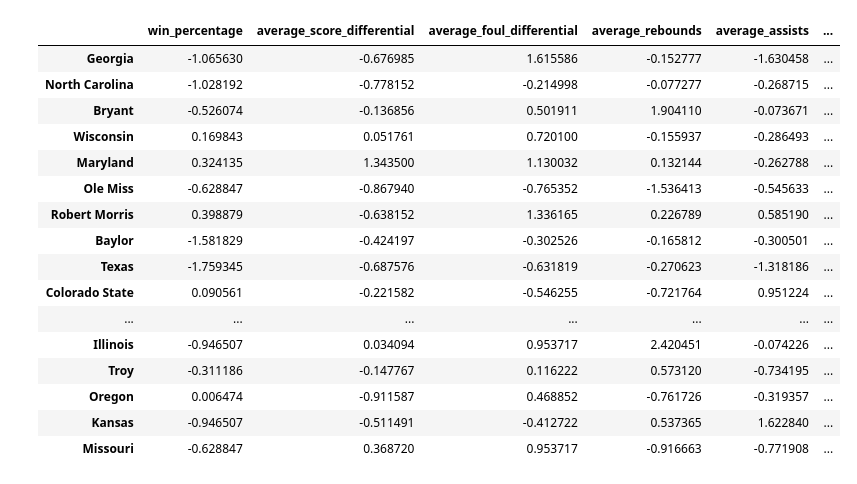
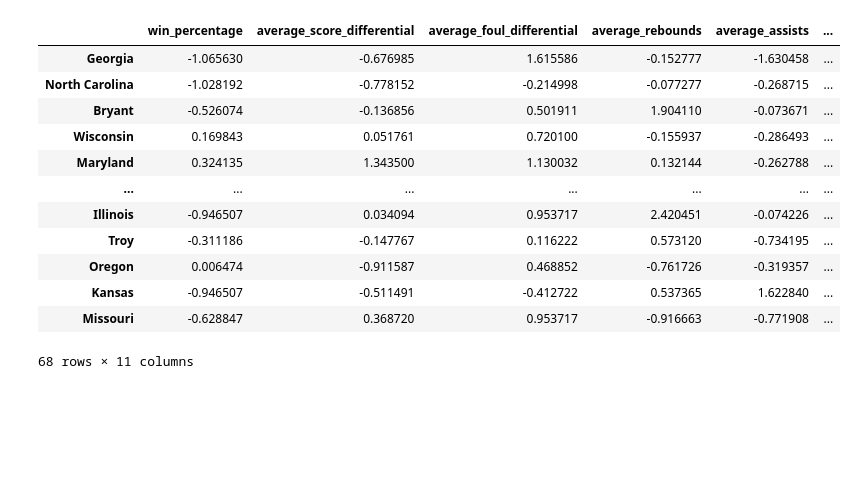
Before and after one commit to EamonTracey/misc, a Jupyter notebook: march_madness_2025_mens.ipynb, the cells around one changed output. Cells and saved outputs as stored; diff of their text form; code cells hidden in the pictures; blank space fills up the shorter version.

Commit message:
strength of schedule

```diff
--- a/march_madness_2025_mens.ipynb
+++ b/march_madness_2025_mens.ipynb
@@ -115,37 +115,41 @@ def average_effective_field_goal_percentage(df):
 def average_free_throw_percentage(df):
     free_throw_percentage = df["FT%"]
     return free_throw_percentage.mean()
+
+def strength_of_schedule(name):
+    # Source: https://www.teamrankings.com/ncaa-basketball/ranking/schedule-strength-by-other.
+    strengths_of_schedule = {"Auburn": 16.4, "Alabama": 16.0, "Arizona": 14.6, "Tennessee": 14.6, "Houston": 14.3, "Florida": 14.3, "Kentucky": 14.2, "Kansas": 13.7, "Baylor": 13.4, "Illinois": 13.3, "Purdue": 13.1, "Texas A&M": 13.1, "Iowa State": 13.0, "Duke": 12.9, "Ole Miss": 12.8, "Texas Tech": 12.5, "Wisconsin": 12.4, "Michigan State": 12.4, "Michigan": 12.4, "Missouri": 12.0, "Mississippi State": 12.0, "UCLA": 11.8, "North Carolina": 11.7, "Maryland": 11.7, "Marquette": 11.6, "BYU": 11.6, "Oregon": 11.5, "Georgia": 11.5, "Oklahoma": 11.4, "Texas": 11.3, "Arkansas": 11.1, "Creighton": 10.7, "UConn": 10.5, "St. John's (NY)": 10.2, "Louisville": 10.1, "Vanderbilt": 10.0, "Xavier": 9.5, "Clemson": 8.9, "Gonzaga": 8.7, "San Diego State": 7.1, "Saint Mary's": 6.3, "New Mexico": 6.1, "Memphis": 6.1, "Colorado State": 5.8, "Utah State": 5.4, "VCU": 3.5, "Drake": 0.7, "UC-San Diego": 0.2, "Liberty": 0.0, "Yale": -0.1, "McNeese State": -0.9, "Wofford": -1.0, "Troy": -1.0, "Grand Canyon": -1.1, "Lipscomb": -2.3, "Akron": -2.4, "Montana": -2.8, "UNC Wilmington": -2.8, "Omaha": -3.0, "High Point": -3.1, "Bryant": -3.4, "Robert Morris": -4.1, "Norfolk State": -4.6, "Mount St. Mary's": -5.2, "American": -5.4, "Alabama State": -6.9, "SIU-Edwardsville": -7.4, "Saint Francis (PA)": -7.5}
+    return strengths_of_schedule[name]
 # %%
 # Compute and normalize the signals.
 
 signals = [win_percentage, average_score_differential, average_foul_differential, average_rebounds, average_assists, average_steals, average_blocks, average_turnovers, average_effective_field_goal_percentage, average_free_throw_percentage]
 
 team_to_signals = {team: [signal(df) for signal in signals] for team, df in team_to_df.items()}
 signals_df = pd.DataFrame.from_dict(team_to_signals, orient="index", columns=[signal.__name__ for signal in signals])
 
+# Strength of schedule is a special case.
+signals_df["strength_of_schedule"] = signals_df.index.to_series().apply(strength_of_schedule)
+
 scaler = StandardScaler()
 signals_normalized = scaler.fit_transform(signals_df)
 signals_normalized_df = pd.DataFrame(signals_normalized, columns=signals_df.columns, index=signals_df.index)
 
 signals_normalized_df
 # %% [output]
 |  | win_percentage | average_score_differential | average_foul_differential | average_rebounds | average_assists | ... |
 | Georgia | -1.065630 | -0.676985 | 1.615586 | -0.152777 | -1.630458 | ... |
 | North Carolina | -1.028192 | -0.778152 | -0.214998 | -0.077277 | -0.268715 | ... |
 | Bryant | -0.526074 | -0.136856 | 0.501911 | 1.904110 | -0.073671 | ... |
 | Wisconsin | 0.169843 | 0.051761 | 0.720100 | -0.155937 | -0.286493 | ... |
 | Maryland | 0.324135 | 1.343500 | 1.130032 | 0.132144 | -0.262788 | ... |
-| Ole Miss | -0.628847 | -0.867940 | -0.765352 | -1.536413 | -0.545633 | ... |
-| Robert Morris | 0.398879 | -0.638152 | 1.336165 | 0.226789 | 0.585190 | ... |
-| Baylor | -1.581829 | -0.424197 | -0.302526 | -0.165812 | -0.300501 | ... |
-| Texas | -1.759345 | -0.687576 | -0.631819 | -0.270623 | -1.318186 | ... |
-| Colorado State | 0.090561 | -0.221582 | -0.546255 | -0.721764 | 0.951224 | ... |
 | ... | ... | ... | ... | ... | ... | ... |
 | Illinois | -0.946507 | 0.034094 | 0.953717 | 2.420451 | -0.074226 | ... |
 | Troy | -0.311186 | -0.147767 | 0.116222 | 0.573120 | -0.734195 | ... |
 | Oregon | 0.006474 | -0.911587 | 0.468852 | -0.761726 | -0.319357 | ... |
 | Kansas | -0.946507 | -0.511491 | -0.412722 | 0.537365 | 1.622840 | ... |
 | Missouri | -0.628847 | 0.368720 | 0.953717 | -0.916663 | -0.771908 | ... |
+68 rows × 11 columns
 # %%
 # Perform PCA.
 
```
Also changed, not shown: parts of 2 cells of this notebook.
